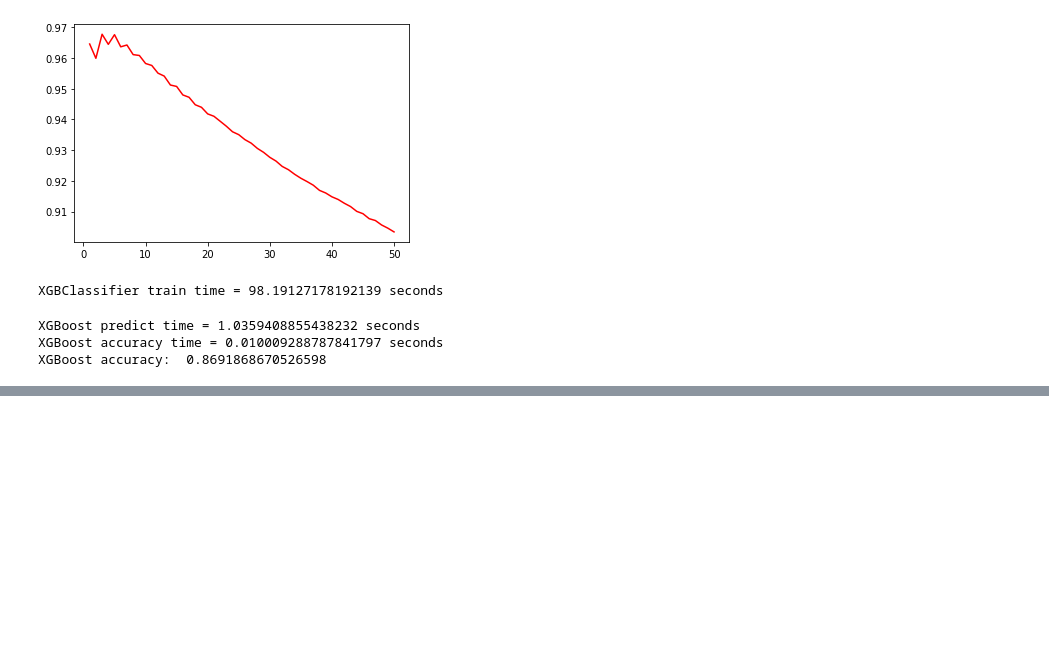
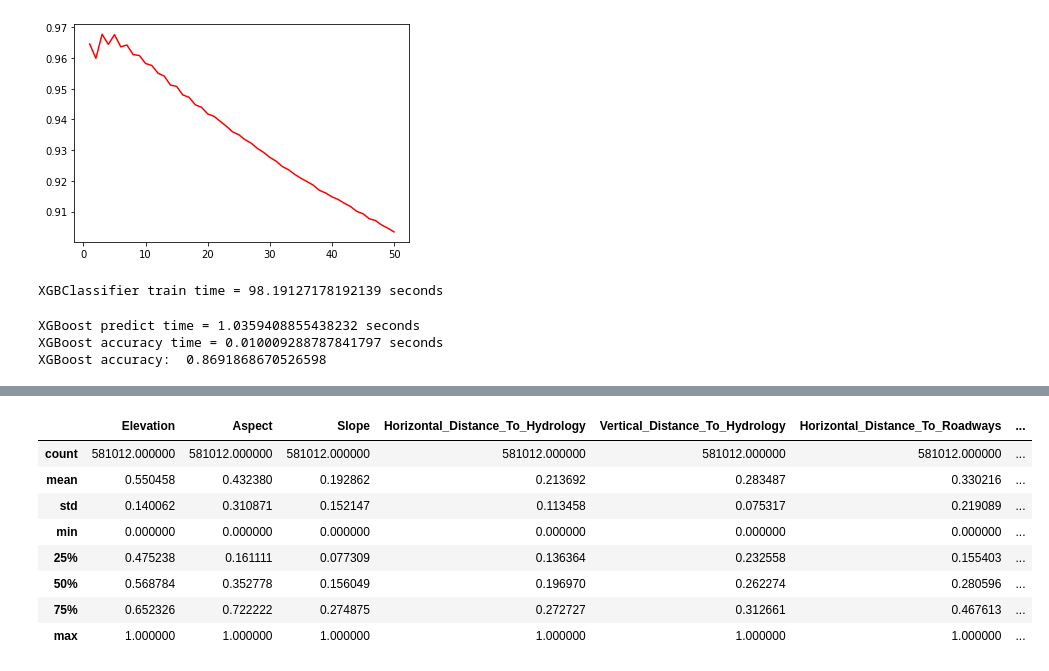
Before and after one commit to seryogasx/Diplom, a Jupyter notebook: forest/test.ipynb, the cells around one changed output, grey strips where cells are left out. Drawn from its saved outputs; the diff is of its cells as text; code cells hidden in the pictures; blank space fills up the shorter version.

```diff
--- a/forest/test.ipynb
+++ b/forest/test.ipynb
@@ -219,0 +501,19 @@ print("Best accuracy: ", max(randomForestClassifier_results))
+# %%
+from sklearn.preprocessing import MinMaxScaler
+mm_scaler = MinMaxScaler()
+normalized_data = data
+t = mm_scaler.fit_transform(normalized_data[['Elevation', 'Aspect', 'Horizontal_Distance_To_Hydrology', 'Slope', 'Horizontal_Distance_To_Fire_Points', 'Vertical_Distance_To_Hydrology', 'Horizontal_Distance_To_Roadways', 'Hillshade_9am', 'Hillshade_Noon', 'Hillshade_3pm', 'Horizontal_Distance_To_Fire_Points']])
+normalized_data[['Elevation', 'Aspect', 'Slope', 'Horizontal_Distance_To_Hydrology', 'Horizontal_Distance_To_Fire_Points', 'Vertical_Distance_To_Hydrology', 'Horizontal_Distance_To_Roadways', 'Hillshade_9am', 'Hillshade_Noon', 'Hillshade_3pm', 'Horizontal_Distance_To_Fire_Points']] = t
+# train = data[[]]
+# %%
+normalized_data.describe()
+# %% [output]
+|  | Elevation | Aspect | Slope | Horizontal_Distance_To_Hydrology | Vertical_Distance_To_Hydrology | Horizontal_Distance_To_Roadways | ... |
+| count | 581012.000000 | 581012.000000 | 581012.000000 | 581012.000000 | 581012.000000 | 581012.000000 | ... |
+| mean | 0.550458 | 0.432380 | 0.192862 | 0.213692 | 0.283487 | 0.330216 | ... |
+| std | 0.140062 | 0.310871 | 0.152147 | 0.113458 | 0.075317 | 0.219089 | ... |
+| min | 0.000000 | 0.000000 | 0.000000 | 0.000000 | 0.000000 | 0.000000 | ... |
+| 25% | 0.475238 | 0.161111 | 0.077309 | 0.136364 | 0.232558 | 0.155403 | ... |
+| 50% | 0.568784 | 0.352778 | 0.156049 | 0.196970 | 0.262274 | 0.280596 | ... |
+| 75% | 0.652326 | 0.722222 | 0.274875 | 0.272727 | 0.312661 | 0.467613 | ... |
+| max | 1.000000 | 1.000000 | 1.000000 | 1.000000 | 1.000000 | 1.000000 | ... |
```
Also changed, not shown: parts of 31 cells of this notebook.
